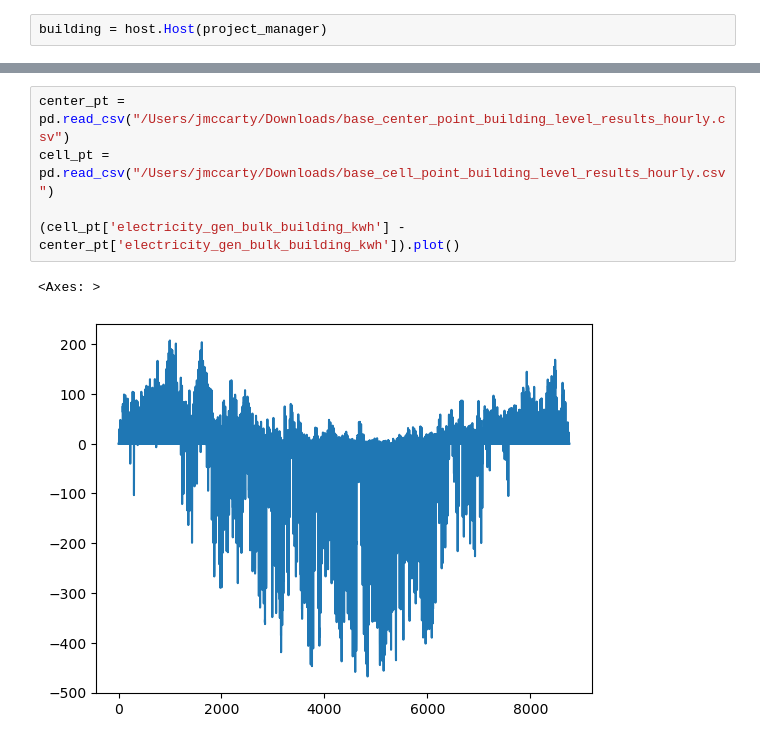
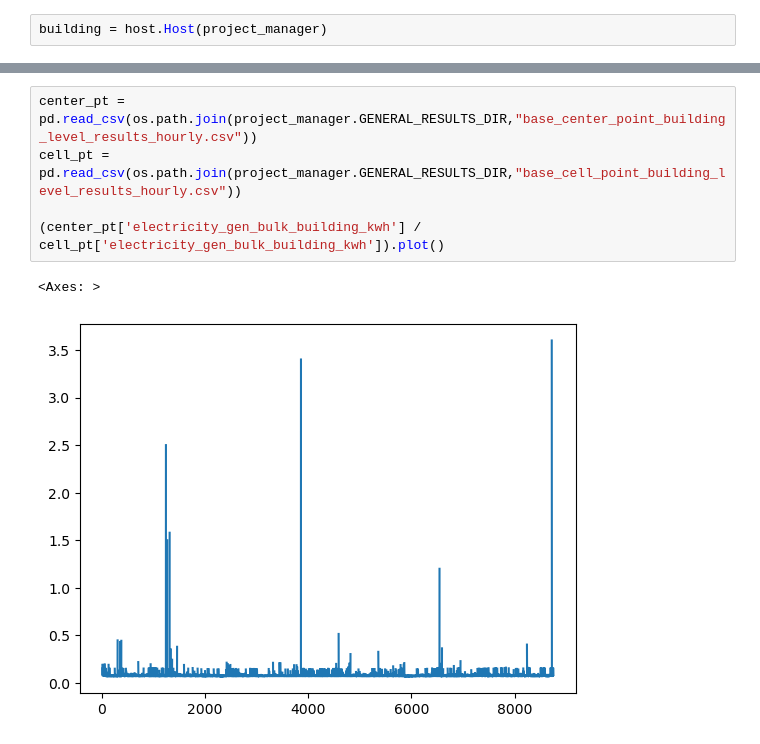
Before and after one commit to justinfmccarty/IPV_Workbench, a Jupyter notebook: notebooks/23_basic_workflow.ipynb, the cells around one changed output, grey strips where cells are left out. Drawn from its saved outputs; the diff is of its cells as text.

```diff
--- a/notebooks/23_basic_workflow.ipynb
+++ b/notebooks/23_basic_workflow.ipynb
@@ -307,8 +321,8 @@ Completed in 36.38 seconds.
 # %%
-center_pt = pd.read_csv("/Users/jmccarty/Downloads/base_center_point_building_level_results_hourly.csv")
-cell_pt = pd.read_csv("/Users/jmccarty/Downloads/base_cell_point_building_level_results_hourly.csv")
+center_pt = pd.read_csv(os.path.join(project_manager.GENERAL_RESULTS_DIR,"base_center_point_building_level_results_hourly.csv"))
+cell_pt = pd.read_csv(os.path.join(project_manager.GENERAL_RESULTS_DIR,"base_cell_point_building_level_results_hourly.csv"))
 
-(cell_pt['electricity_gen_bulk_building_kwh'] - center_pt['electricity_gen_bulk_building_kwh']).plot()
+(center_pt['electricity_gen_bulk_building_kwh'] / cell_pt['electricity_gen_bulk_building_kwh']).plot()
 # %% [output]
 <Axes: >
-[figure, old version]
+[figure, new version]
```
Also changed, not shown: parts of 3 cells of this notebook.
